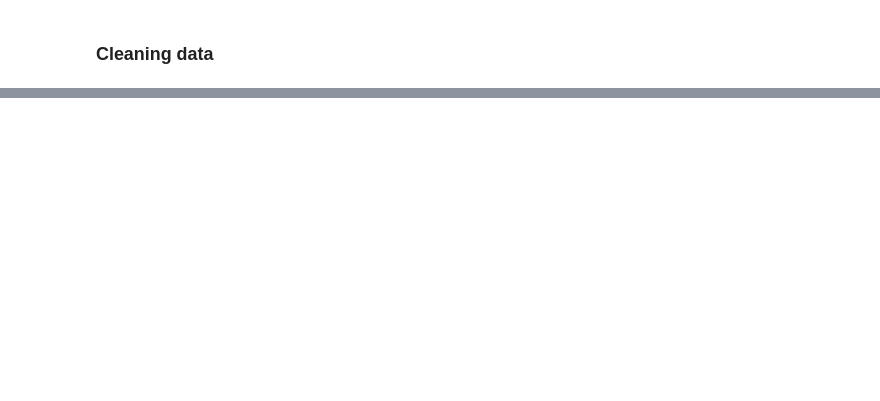
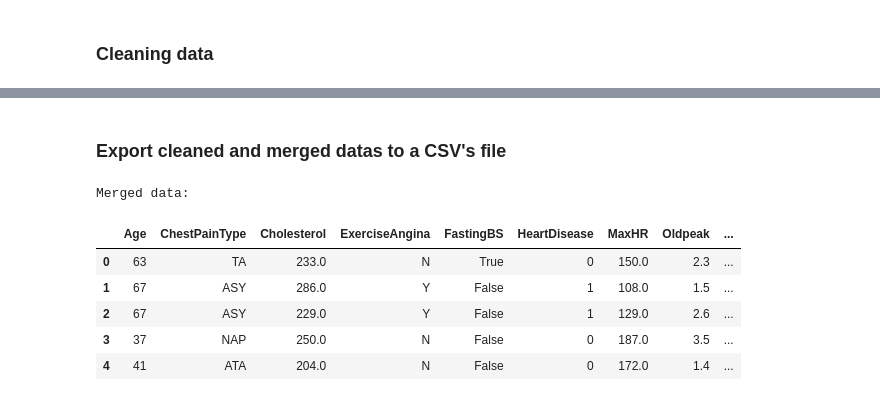
Before and after one commit to BrendzRdgz/Proyecto_ML, a Jupyter notebook: process/limpieza.ipynb, the cells around one changed output, grey strips where cells are left out. Cells and saved outputs as stored; diff of their text form; code cells hidden in the pictures; blank space fills up the shorter version.

```diff
--- a/process/limpieza.ipynb
+++ b/process/limpieza.ipynb
@@ -93,0 +251,3 @@ Data_2's nomenclatures
+# %%
+# Deleting rows with null values in data_1
+data_1.dropna(inplace=True)
@@ -93,0 +280,4 @@ Data_2's nomenclatures
+# %%
+common_columns = list(set(data_1.columns).intersection(set(data_2.columns)))
+data_1 = data_1[common_columns]
+data_2 = data_2[common_columns]
@@ -93,0 +298,8 @@ Data_2's nomenclatures
+# %%
+# Merging datasets
+merged_data = pd.concat([data_1, data_2], ignore_index=True)
+# %%
+# Ordenar las columnas alfabéticamente
+merged_data = merged_data[sorted(merged_data.columns)]
+# %% [markdown]
+### Export cleaned and merged datas to a CSV's file
@@ -93,0 +309,12 @@ Data_2's nomenclatures
+# %%
+# View of changes
+print("\nMerged data:")
+merged_data.head()
+# %% [output]
+Merged data:
+|  | Age | ChestPainType | Cholesterol | ExerciseAngina | FastingBS | HeartDisease | MaxHR | Oldpeak | ... |
+| 0 | 63 | TA | 233.0 | N | True | 0 | 150.0 | 2.3 | ... |
+| 1 | 67 | ASY | 286.0 | Y | False | 1 | 108.0 | 1.5 | ... |
+| 2 | 67 | ASY | 229.0 | Y | False | 1 | 129.0 | 2.6 | ... |
+| 3 | 37 | NAP | 250.0 | N | False | 0 | 187.0 | 3.5 | ... |
+| 4 | 41 | ATA | 204.0 | N | False | 0 | 172.0 | 1.4 | ... |
```
Also changed, not shown: parts of 28 cells of this notebook, 3 other files.
